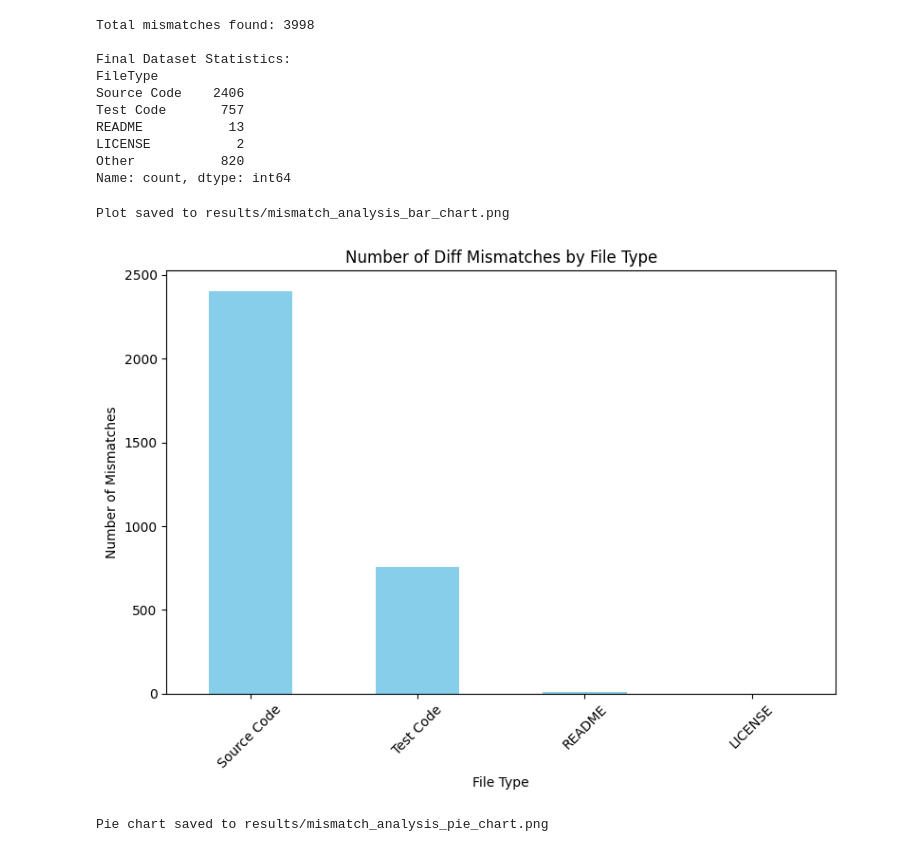
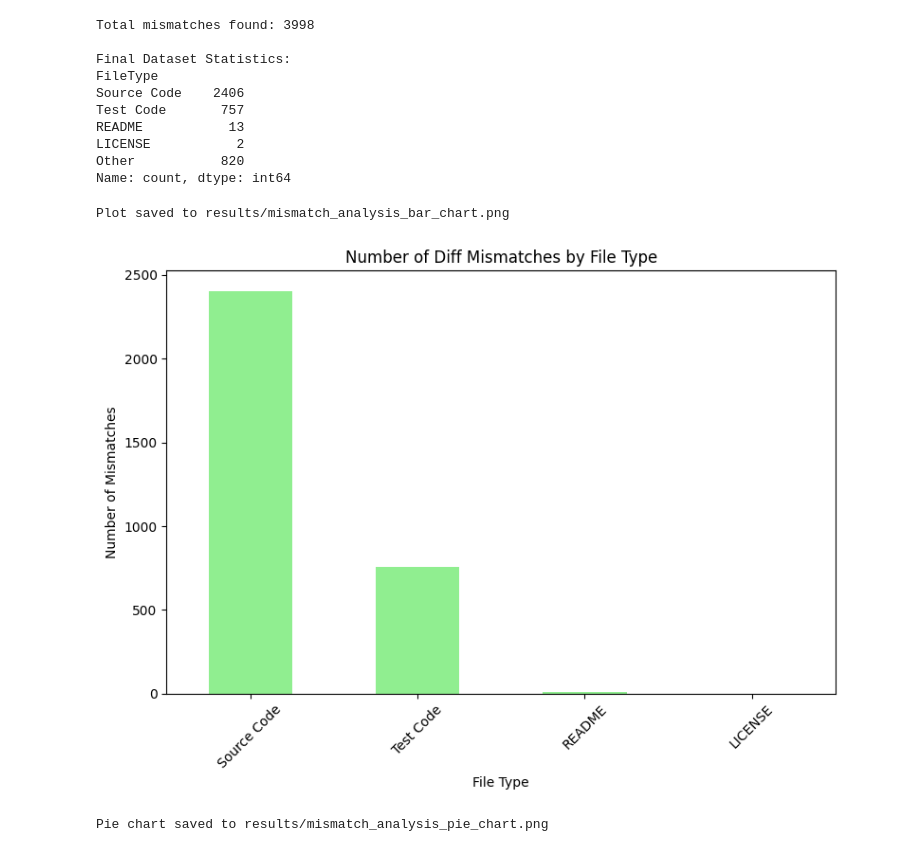
Before and after one commit to ShardulJunagade/cs202-stt, a Jupyter notebook: lab4/diff_analyse.ipynb, the cells around one changed output. Saved outputs shown, nothing was run; the diff lists cells and outputs as text; code cells hidden in the pictures.

```diff
--- a/lab4/diff_analyse.ipynb
+++ b/lab4/diff_analyse.ipynb
@@ -60,18 +58,18 @@ Name: count, dtype: int64
 # %%
 # --- Visualization ---
 plt.figure(figsize=(8, 6))
 plt.title('Number of Diff Mismatches by File Type')
-mismatch_counts[["Source Code", "Test Code", "README", "LICENSE"]].plot(kind='bar', color=['skyblue'])
+mismatch_counts[["Source Code", "Test Code", "README", "LICENSE"]].plot(kind='bar', color=['lightgreen'])
 plt.xlabel('File Type')
 plt.ylabel('Number of Mismatches')
 plt.xticks(rotation=45)
 plt.tight_layout()
 plt.savefig(f"{OUTPUT_FOLDER}/mismatch_analysis_bar_chart.png")
 print(f"\nPlot saved to {OUTPUT_FOLDER}/mismatch_analysis_bar_chart.png")
 plt.show()
 # %% [output]
 Plot saved to results/mismatch_analysis_bar_chart.png
-[figure, old version]
+[figure, new version]
 # %%
 plt.figure(figsize=(8, 6))
 plt.title('Proportion of Diff Mismatches by File Type', fontsize=16, fontweight='bold', pad=15)
```
Also changed, not shown: parts of 4 cells of this notebook, 2 other files.
